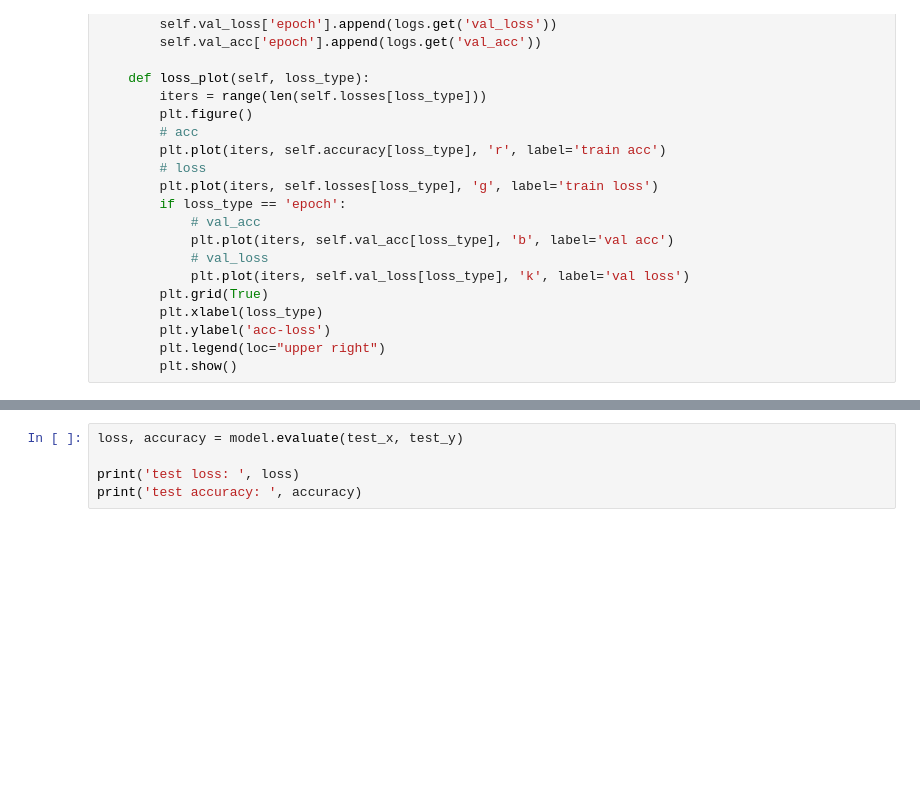
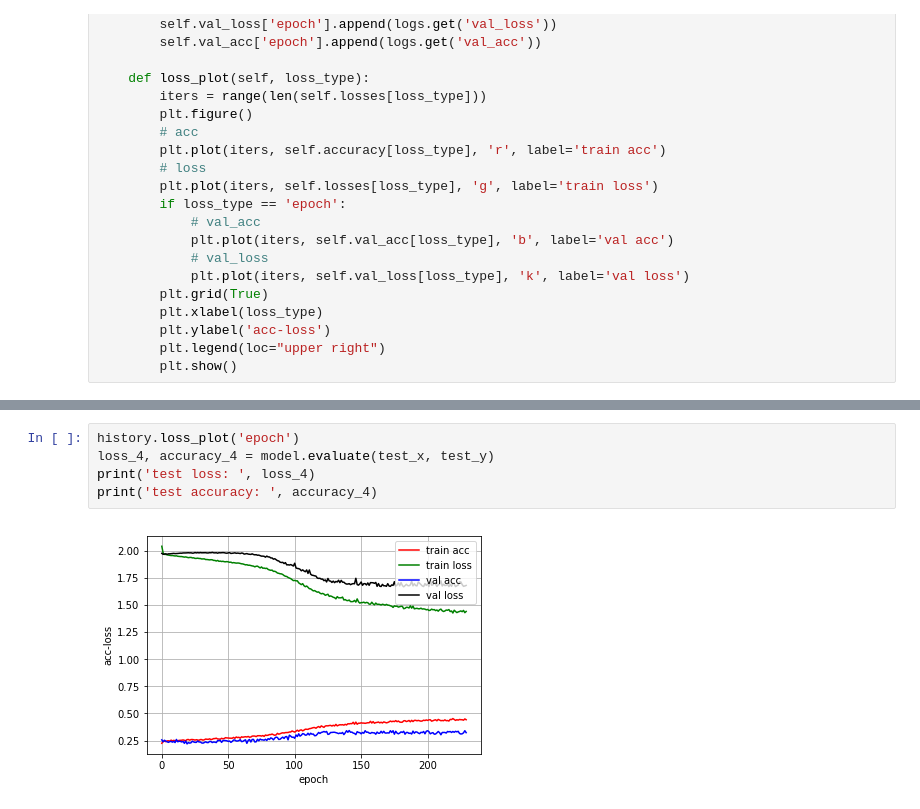
Before and after one commit to LGY3030/Prediction, a Jupyter notebook: Prediction_1.ipynb, the cells around one changed output, grey strips where cells are left out. Drawn from its saved outputs; the diff is of its cells as text; blank space fills up the shorter version.

```diff
--- a/Prediction_1.ipynb
+++ b/Prediction_1.ipynb
@@ -212,6 +377,7 @@ history.loss_plot('epoch')
 # %%
-loss, accuracy = model.evaluate(test_x, test_y)
-
-print('test loss: ', loss)
-print('test accuracy: ', accuracy)
+history.loss_plot('epoch')
+loss_4, accuracy_4 = model.evaluate(test_x, test_y)
+print('test loss: ', loss_4)
+print('test accuracy: ', accuracy_4)
 # %% [output]
+[figure, added]
```
Also changed, not shown: parts of 21 cells of this notebook, 1 other file.
